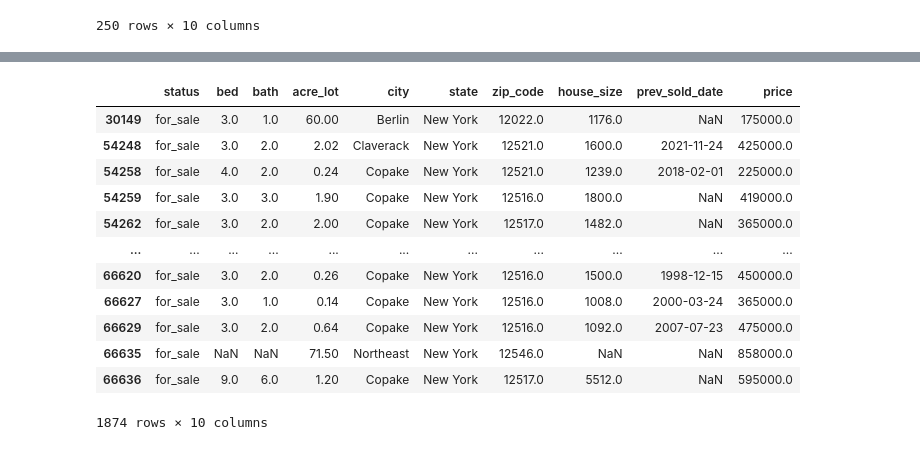
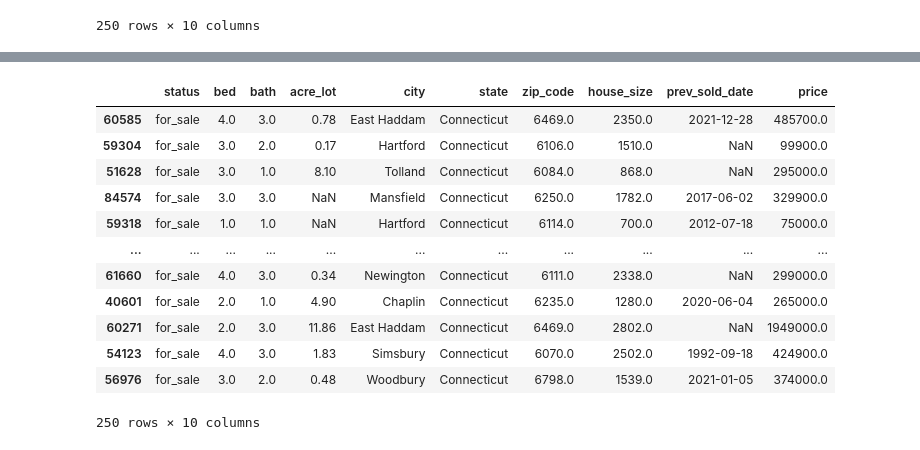
Before and after one commit to RodCavallini/Exercicios-Python, a Jupyter notebook: Exercicioaula13.ipynb, the cells around one changed output, grey strips where cells are left out. Cells and saved outputs as stored; diff of their text form; code cells hidden in the pictures.

```diff
--- a/Exercicioaula13.ipynb
+++ b/Exercicioaula13.ipynb
@@ -115,17 +81,20 @@ rhode
-# %%
-york = forsale.loc[forsale['state'] == 'New York']
-york
-# %% [output]
-|  | status | bed | bath | acre_lot | city | state | zip_code | house_size | prev_sold_date | price |
-| 30149 | for_sale | 3.0 | 1.0 | 60.00 | Berlin | New York | 12022.0 | 1176.0 | NaN | 175000.0 |
-| 54248 | for_sale | 3.0 | 2.0 | 2.02 | Claverack | New York | 12521.0 | 1600.0 | 2021-11-24 | 425000.0 |
-| 54258 | for_sale | 4.0 | 2.0 | 0.24 | Copake | New York | 12521.0 | 1239.0 | 2018-02-01 | 225000.0 |
-| 54259 | for_sale | 3.0 | 3.0 | 1.90 | Copake | New York | 12516.0 | 1800.0 | NaN | 419000.0 |
-| 54262 | for_sale | 3.0 | 2.0 | 2.00 | Copake | New York | 12517.0 | 1482.0 | NaN | 365000.0 |
-| ... | ... | ... | ... | ... | ... | ... | ... | ... | ... | ... |
-| 66620 | for_sale | 3.0 | 2.0 | 0.26 | Copake | New York | 12516.0 | 1500.0 | 1998-12-15 | 450000.0 |
-| 66627 | for_sale | 3.0 | 1.0 | 0.14 | Copake | New York | 12516.0 | 1008.0 | 2000-03-24 | 365000.0 |
-| 66629 | for_sale | 3.0 | 2.0 | 0.64 | Copake | New York | 12516.0 | 1092.0 | 2007-07-23 | 475000.0 |
-| 66635 | for_sale | NaN | NaN | 71.50 | Northeast | New York | 12546.0 | NaN | NaN | 858000.0 |
-| 66636 | for_sale | 9.0 | 6.0 | 1.20 | Copake | New York | 12517.0 | 5512.0 | NaN | 595000.0 |
-1874 rows × 10 columns
+# %%
+conne = forsale.loc[forsale['state'] == 'Connecticut']
+conne = conne.sort_values('house_size')
+conne = conne.drop_duplicates(subset=['status','city','state','price'],keep='last')
+conne = conne.sample(n = 250 , random_state=1)
+conne
+# %% [output]
+|  | status | bed | bath | acre_lot | city | state | zip_code | house_size | prev_sold_date | price |
+| 60585 | for_sale | 4.0 | 3.0 | 0.78 | East Haddam | Connecticut | 6469.0 | 2350.0 | 2021-12-28 | 485700.0 |
+| 59304 | for_sale | 3.0 | 2.0 | 0.17 | Hartford | Connecticut | 6106.0 | 1510.0 | NaN | 99900.0 |
+| 51628 | for_sale | 3.0 | 1.0 | 8.10 | Tolland | Connecticut | 6084.0 | 868.0 | NaN | 295000.0 |
+| 84574 | for_sale | 3.0 | 3.0 | NaN | Mansfield | Connecticut | 6250.0 | 1782.0 | 2017-06-02 | 329900.0 |
+| 59318 | for_sale | 1.0 | 1.0 | NaN | Hartford | Connecticut | 6114.0 | 700.0 | 2012-07-18 | 75000.0 |
+| ... | ... | ... | ... | ... | ... | ... | ... | ... | ... | ... |
+| 61660 | for_sale | 4.0 | 3.0 | 0.34 | Newington | Connecticut | 6111.0 | 2338.0 | NaN | 299000.0 |
+| 40601 | for_sale | 2.0 | 1.0 | 4.90 | Chaplin | Connecticut | 6235.0 | 1280.0 | 2020-06-04 | 265000.0 |
+| 60271 | for_sale | 2.0 | 3.0 | 11.86 | East Haddam | Connecticut | 6469.0 | 2802.0 | NaN | 1949000.0 |
+| 54123 | for_sale | 4.0 | 3.0 | 1.83 | Simsbury | Connecticut | 6070.0 | 2502.0 | 1992-09-18 | 424900.0 |
+| 56976 | for_sale | 3.0 | 2.0 | 0.48 | Woodbury | Connecticut | 6798.0 | 1539.0 | 2021-01-05 | 374000.0 |
+250 rows × 10 columns
```
Also changed, not shown: parts of 5 cells of this notebook, 1 other file.
